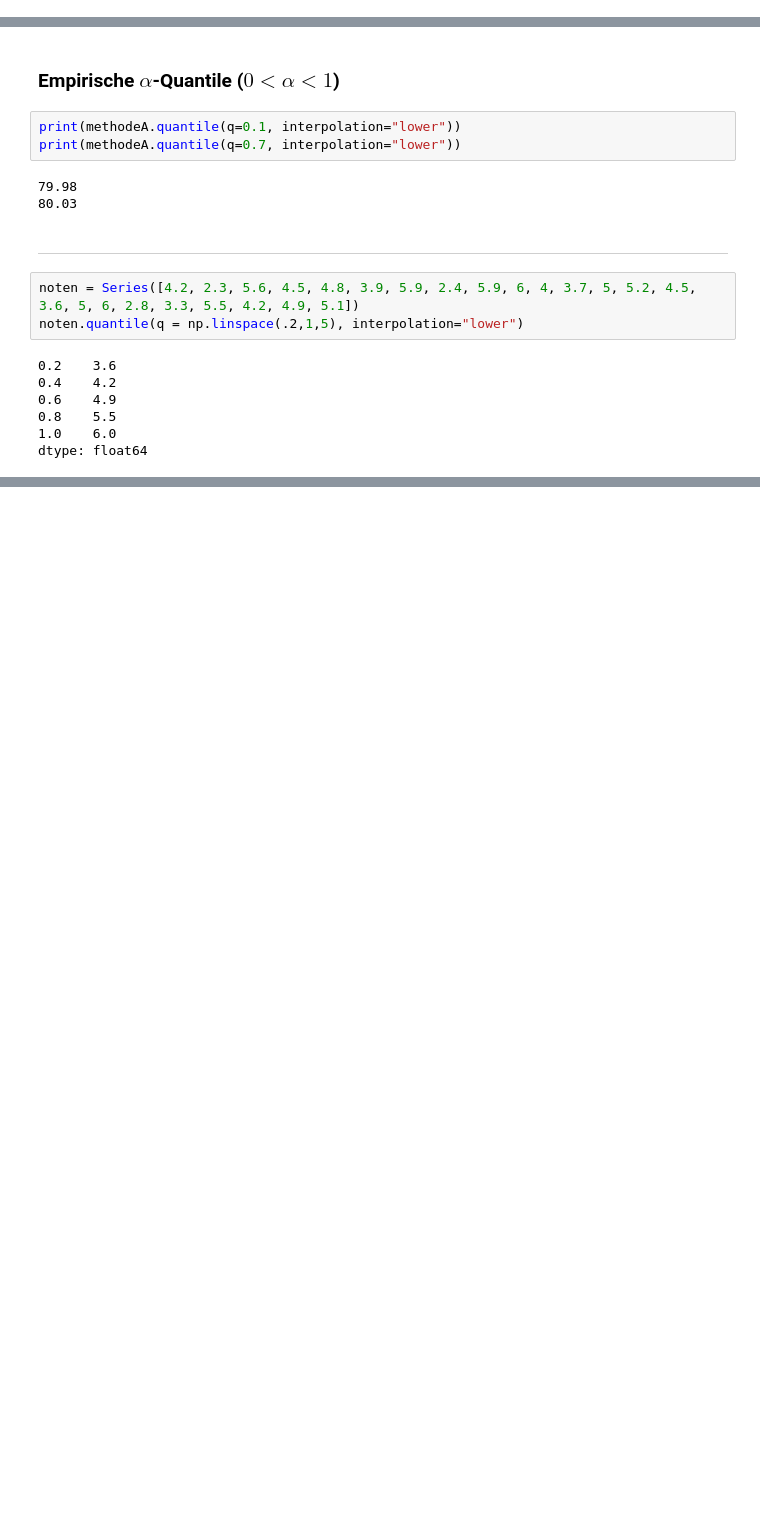
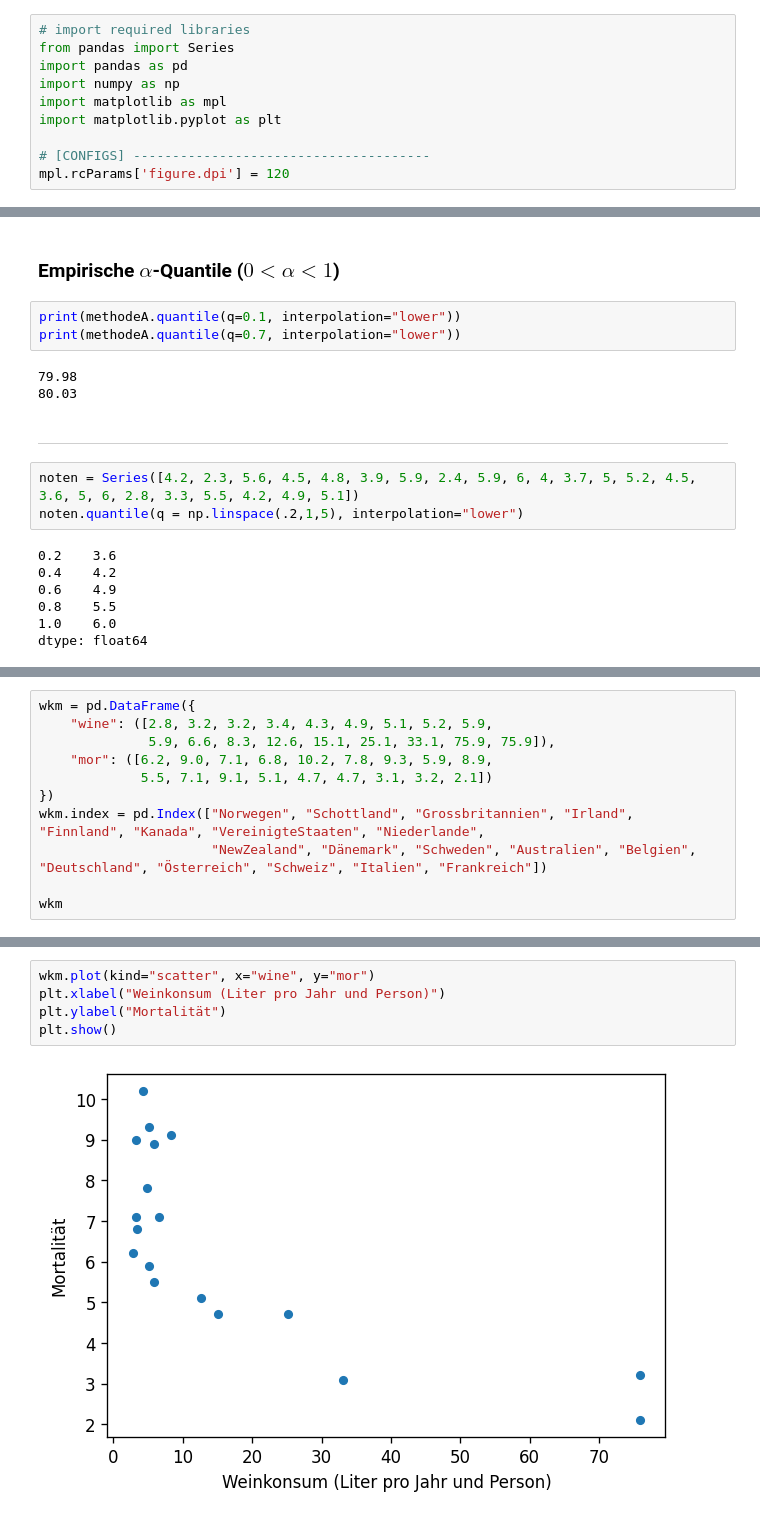
Before and after one commit to joelvonrotz/BSc-electrical-engineering, a Jupyter notebook: semester 3/math/stochastic.ipynb, the cells around one changed output, grey strips where cells are left out. Drawn from its saved outputs; the diff is of its cells as text; blank space fills up the shorter version.

```diff
--- a/semester 3/math/stochastic.ipynb
+++ b/semester 3/math/stochastic.ipynb
@@ -1,2 +1,12 @@
+# %%
+# import required libraries
+from pandas import Series
+import pandas as pd
+import numpy as np
+import matplotlib as mpl
+import matplotlib.pyplot as plt
+
+# [CONFIGS] --------------------------------------
+mpl.rcParams['figure.dpi'] = 120
 # %% [markdown]
 # Deskriptive Statistik
@@ -123,0 +141,11 @@ dtype: float64
+# %%
+wkm = pd.DataFrame({
+    "wine": ([2.8, 3.2, 3.2, 3.4, 4.3, 4.9, 5.1, 5.2, 5.9,
+              5.9, 6.6, 8.3, 12.6, 15.1, 25.1, 33.1, 75.9, 75.9]),
+    "mor": ([6.2, 9.0, 7.1, 6.8, 10.2, 7.8, 9.3, 5.9, 8.9,
+             5.5, 7.1, 9.1, 5.1, 4.7, 4.7, 3.1, 3.2, 2.1])
+})
+wkm.index = pd.Index(["Norwegen", "Schottland", "Grossbritannien", "Irland", "Finnland", "Kanada", "VereinigteStaaten", "Niederlande",
+                      "NewZealand", "Dänemark", "Schweden", "Australien", "Belgien", "Deutschland", "Österreich", "Schweiz", "Italien", "Frankreich"])
+
+wkm
@@ -123,0 +170,7 @@ dtype: float64
+# %%
+wkm.plot(kind="scatter", x="wine", y="mor")
+plt.xlabel("Weinkonsum (Liter pro Jahr und Person)")
+plt.ylabel("Mortalität")
+plt.show()
+# %% [output]
+[figure, added]
```
Also changed, not shown: parts of 11 cells of this notebook, 9 other files.
